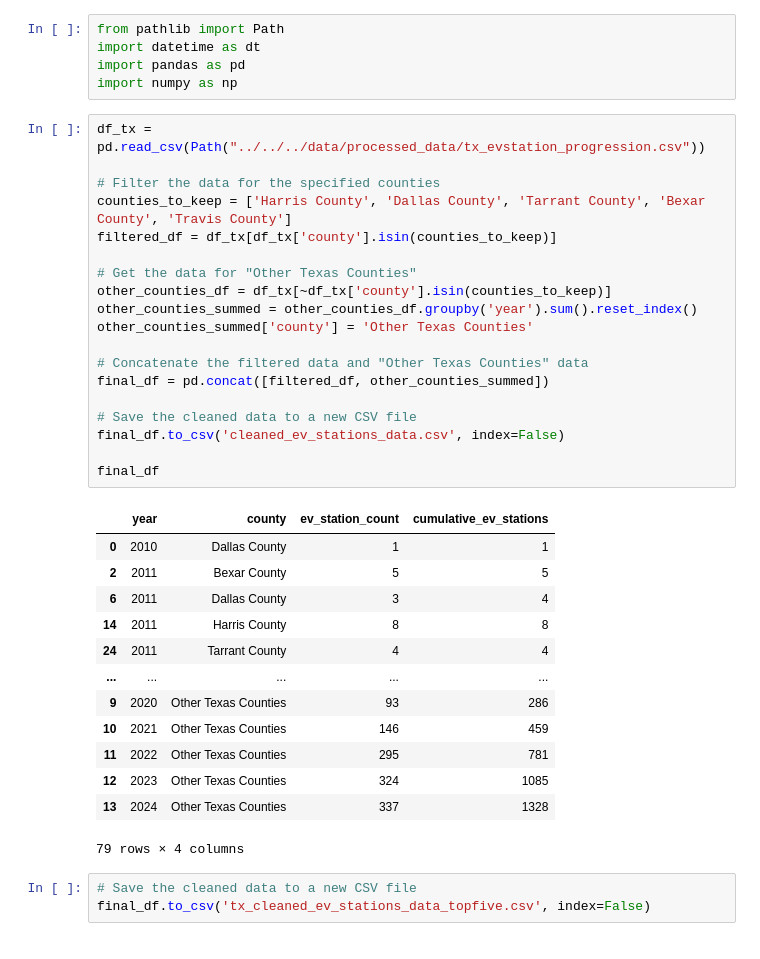
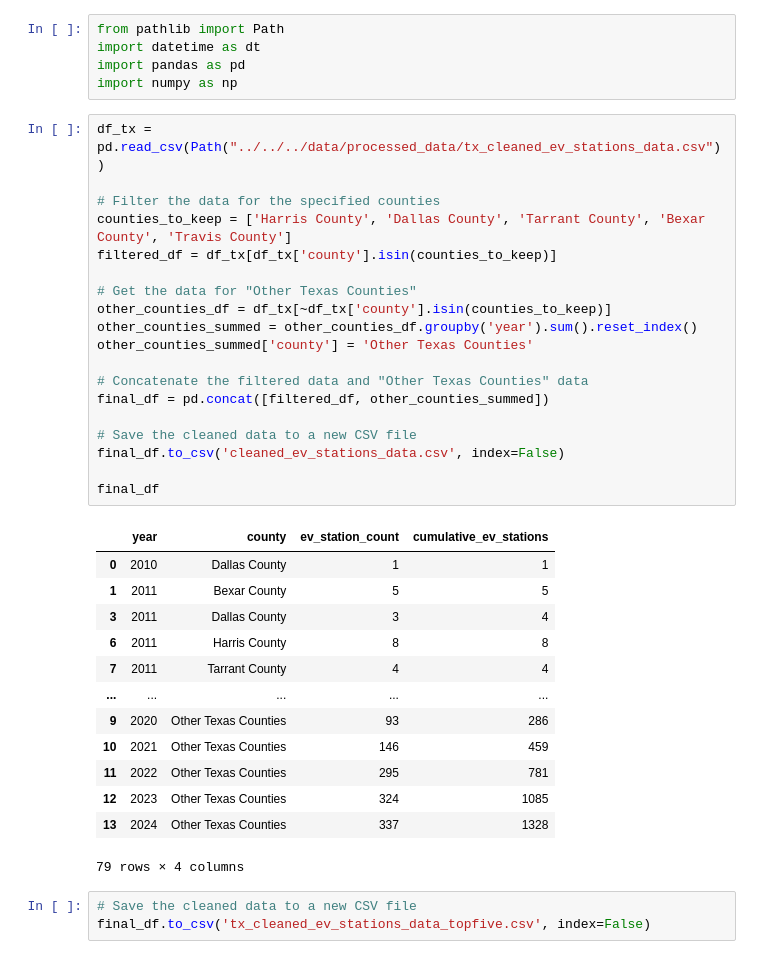
Before and after one commit to rune-encoder/Project-1, a Jupyter notebook: notebooks/individual_work/alex_exploration/Texas merging counties.ipynb, the cells around one changed output. Drawn from its saved outputs; the diff is of its cells as text.

Commit message:
adding final notebook work with prediction and clean progression code

```diff
--- a/notebooks/individual_work/alex_exploration/Texas merging counties.ipynb
+++ b/notebooks/individual_work/alex_exploration/Texas merging counties.ipynb
@@ -4,31 +4,31 @@ import datetime as dt
 import pandas as pd
 import numpy as np
 # %%
-df_tx = pd.read_csv(Path("../../../data/processed_data/tx_evstation_progression.csv"))
+df_tx = pd.read_csv(Path("../../../data/processed_data/tx_cleaned_ev_stations_data.csv"))
 
 # Filter the data for the specified counties
 counties_to_keep = ['Harris County', 'Dallas County', 'Tarrant County', 'Bexar County', 'Travis County']
 filtered_df = df_tx[df_tx['county'].isin(counties_to_keep)]
 
 # Get the data for "Other Texas Counties"
 other_counties_df = df_tx[~df_tx['county'].isin(counties_to_keep)]
 other_counties_summed = other_counties_df.groupby('year').sum().reset_index()
 other_counties_summed['county'] = 'Other Texas Counties'
 
 # Concatenate the filtered data and "Other Texas Counties" data
 final_df = pd.concat([filtered_df, other_counties_summed])
 
 # Save the cleaned data to a new CSV file
 final_df.to_csv('cleaned_ev_stations_data.csv', index=False)
 
 final_df
 # %% [output]
 |  | year | county | ev_station_count | cumulative_ev_stations |
 | 0 | 2010 | Dallas County | 1 | 1 |
-| 2 | 2011 | Bexar County | 5 | 5 |
-| 6 | 2011 | Dallas County | 3 | 4 |
-| 14 | 2011 | Harris County | 8 | 8 |
-| 24 | 2011 | Tarrant County | 4 | 4 |
+| 1 | 2011 | Bexar County | 5 | 5 |
+| 3 | 2011 | Dallas County | 3 | 4 |
+| 6 | 2011 | Harris County | 8 | 8 |
+| 7 | 2011 | Tarrant County | 4 | 4 |
 | ... | ... | ... | ... | ... |
 | 9 | 2020 | Other Texas Counties | 93 | 286 |
 | 10 | 2021 | Other Texas Counties | 146 | 459 |
```
Also changed, not shown: parts of 9 cells of this notebook, 6 other files.
